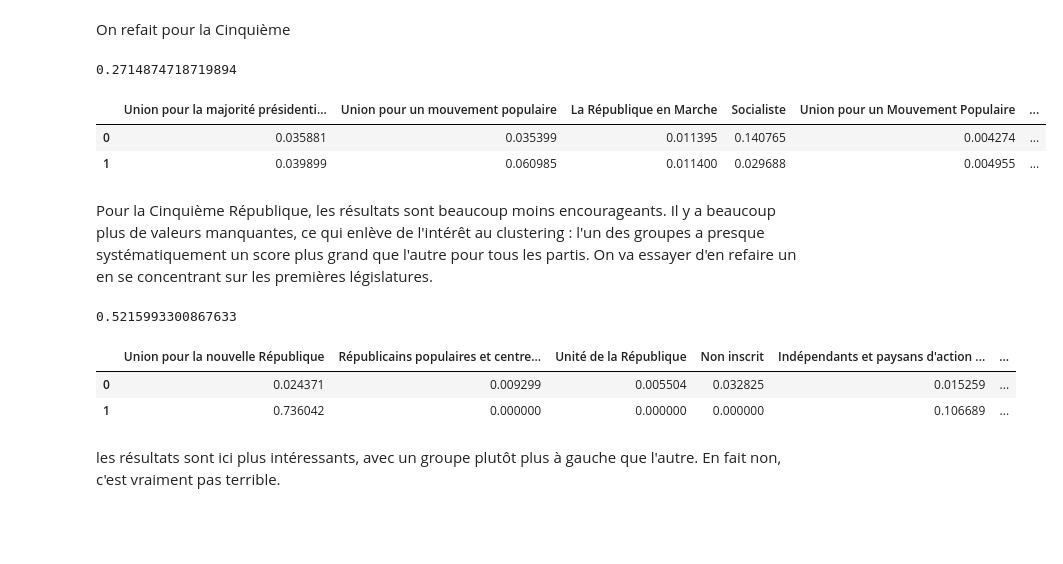
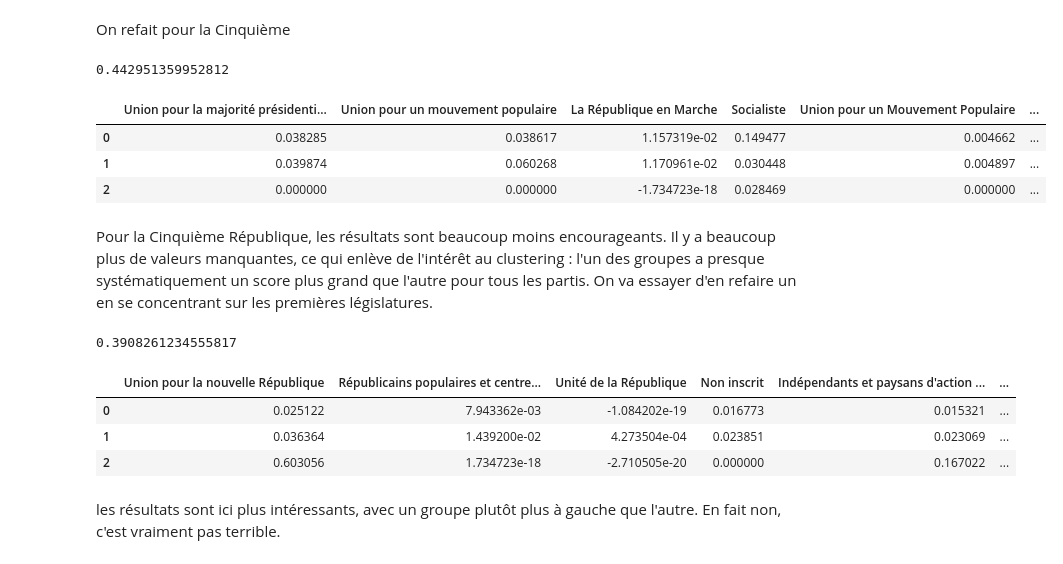
Before and after one commit to dusylvain/Projet-Python-deputes, a Jupyter notebook: clustering.ipynb, the cells around one changed output. Saved outputs shown, nothing was run; the diff lists cells and outputs as text; code cells hidden in the pictures; blank space fills up the shorter version.

```diff
--- a/clustering.ipynb
+++ b/clustering.ipynb
@@ -14,7 +16,7 @@ user='S'
 if user=='S':
     mandat_dep=pd.read_csv("C:/Users/sylva/Desktop/git/Projet-Python-deputes/liste_mandat.csv")#on récupère le csv de la liste des mandats
     df_depu=pd.read_csv("C:/Users/sylva/Desktop/git/Projet-Python-deputes/listeDepute_complete.csv")
-    #ddpartement=pd.read_csv("C:/Users/sylva/Desktop/git/Projet-Python-deputes/table_dpmt.csv")
+    ddpartement=pd.read_csv("C:/Users/sylva/Desktop/git/Projet-Python-deputes/table_dpmt.csv")
 
 if user=='G':
     mandat_dep=pd.read_csv("C:/Users/Administrateur.LAPTOP-FH8TB47B/Desktop/Projet_assemblee/liste_mandatdef.csv")
@@ -167,15 +175,17 @@ On refait pour la Cinquième
 mandat_dep_5=mandat_dep[mandat_dep['Régime politique']=='Cinquième République - Assemblée nationale']
 (depmt_groupe_5, gros_groupe_5)=datagroupe(mandat_dep_5)
 # %%
+kmeans = cluster.KMeans(n_clusters=3, max_iter=1000)
 depmt_app_5=clustering(depmt_groupe_5.fillna(0))
-centres=pd.DataFrame(kmeans.cluster_centers_, index=['0','1'],columns=gros_groupe_5)
+centres=pd.DataFrame(kmeans.cluster_centers_, index=['0','1', '2'],columns=gros_groupe_5)
 pd.set_option('display.max_columns', None)
 display(centres)
 # %% [output]
-0.2714874718719894
+0.442951359952812
 |  | Union pour la majorité présidenti... | Union pour un mouvement populaire | La République en Marche | Socialiste | Union pour un Mouvement Populaire | ... |
-| 0 | 0.035881 | 0.035399 | 0.011395 | 0.140765 | 0.004274 | ... |
-| 1 | 0.039899 | 0.060985 | 0.011400 | 0.029688 | 0.004955 | ... |
+| 0 | 0.038285 | 0.038617 | 1.157319e-02 | 0.149477 | 0.004662 | ... |
+| 1 | 0.039874 | 0.060268 | 1.170961e-02 | 0.030448 | 0.004897 | ... |
+| 2 | 0.000000 | 0.000000 | -1.734723e-18 | 0.028469 | 0.000000 | ... |
 # %% [markdown]
 Pour la Cinquième République, les résultats sont beaucoup moins encourageants. Il y a beaucoup plus de valeurs manquantes, ce qui enlève de l'intérêt au clustering : l'un des groupes a presque systématiquement un score plus grand que l'autre pour tous les partis. On va essayer d'en refaire un en se concentrant sur les premières législatures.
 # %%
@@ -195,13 +208,18 @@ depmt_groupe_5metr.drop(['code_insee', 'nuts3', 'wikipedia', 'geometry'], axis='
 # %%
-clustering(depmt_groupe_5.fillna(0))
-centres=pd.DataFrame(kmeans.cluster_centers_, index=['0','1'],columns=gros_groupe_5)
+kmeans = cluster.KMeans(n_clusters=3, max_iter=1000)
+depmt_app_5b=clustering(depmt_groupe_5metr.fillna(0))
+depmt_app_5b=depmt_app_5b.drop_duplicates()#on supprime les doublons créés par les changements de nom
+depmt_groupe_5metr=depmt_groupe_5metr.drop_duplicates()#on supprime les doublons créés par les changements de nom
+
+centres=pd.DataFrame(kmeans.cluster_centers_, index=['0','1','2'],columns=gros_groupe_5b)
 pd.set_option('display.max_columns', None)
 display(centres)
 # %% [output]
-0.5215993300867633
+0.3908261234555817
 |  | Union pour la nouvelle République | Républicains populaires et centre... | Unité de la République | Non inscrit | Indépendants et paysans d'action ... | ... |
-| 0 | 0.024371 | 0.009299 | 0.005504 | 0.032825 | 0.015259 | ... |
-| 1 | 0.736042 | 0.000000 | 0.000000 | 0.000000 | 0.106689 | ... |
+| 0 | 0.025122 | 7.943362e-03 | -1.084202e-19 | 0.016773 | 0.015321 | ... |
+| 1 | 0.036364 | 1.439200e-02 | 4.273504e-04 | 0.023851 | 0.023069 | ... |
+| 2 | 0.603056 | 1.734723e-18 | -2.710505e-20 | 0.000000 | 0.167022 | ... |
 # %% [markdown]
 les résultats sont ici plus intéressants, avec un groupe plutôt plus à gauche que l'autre.
 En fait non, c'est vraiment pas terrible.
```
Also changed, not shown: parts of 30 cells of this notebook.
